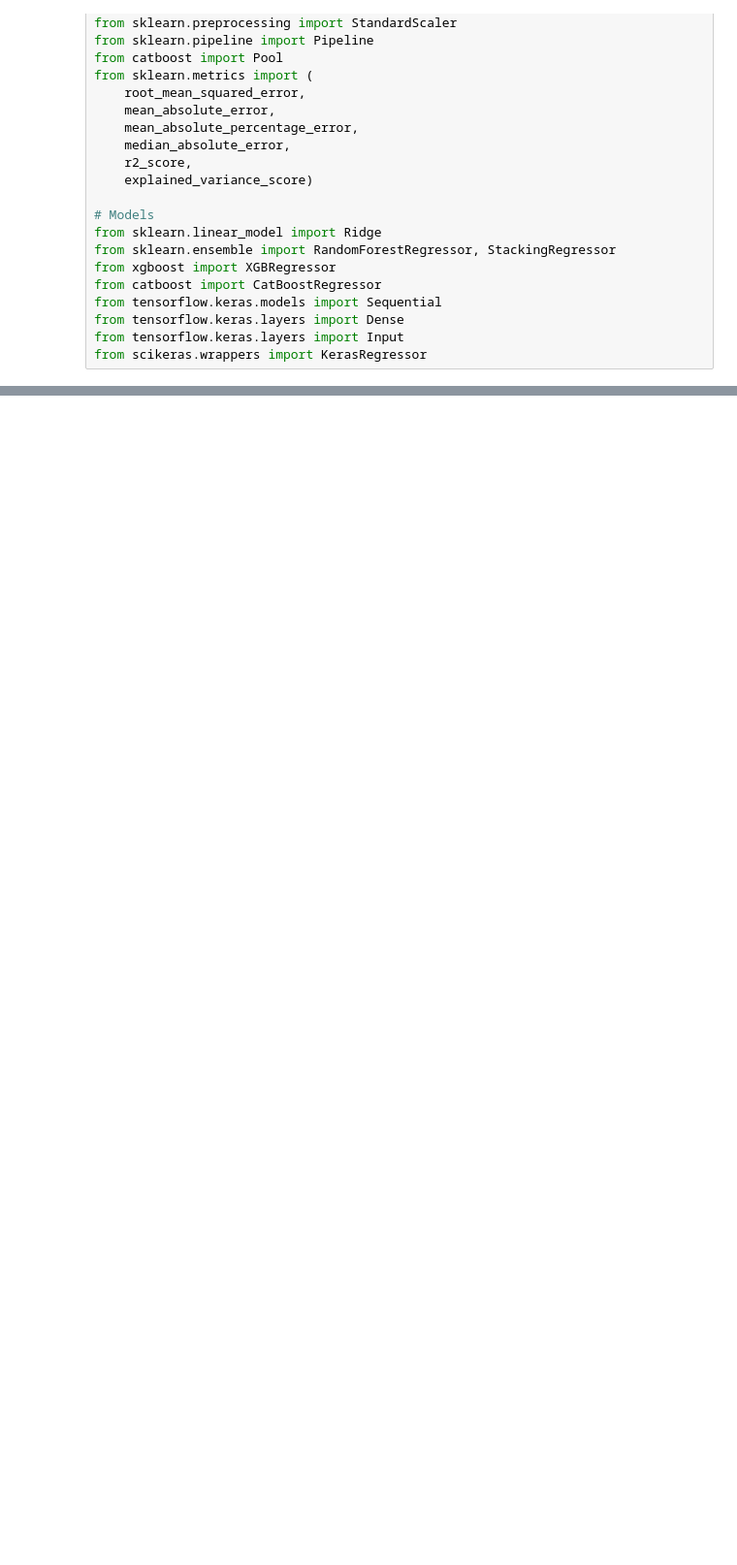
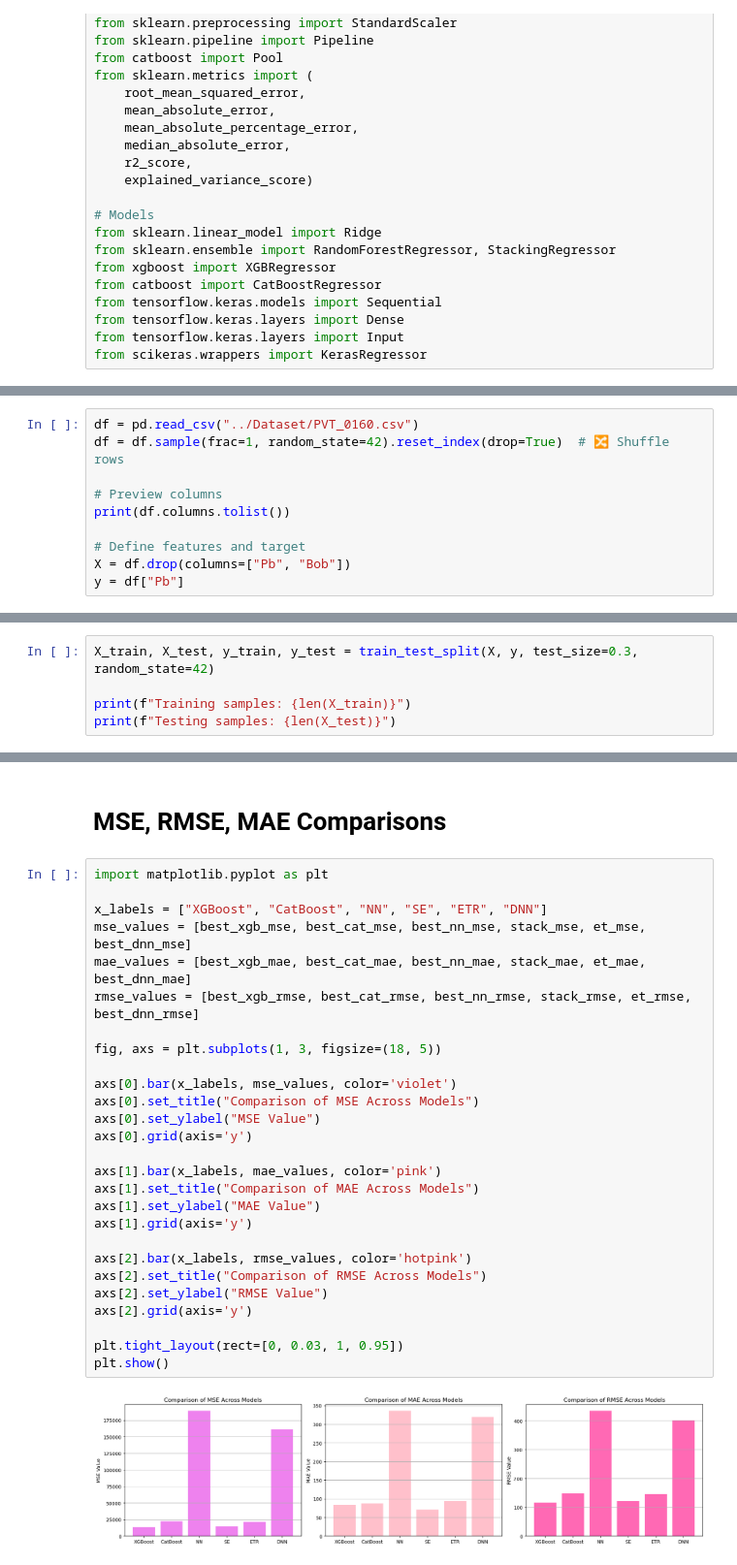
Before and after one commit to BoushBoo/pvt-prediction-ml-, a Jupyter notebook: Phase 2/Pb (160).ipynb, the cells around one changed output, grey strips where cells are left out. Shown at 97% size. Drawn from its saved outputs; the diff is of its cells as text; blank space fills up the shorter version.

```diff
--- a/Phase 2/Pb (160).ipynb
+++ b/Phase 2/Pb (160).ipynb
@@ -744,0 +29,10 @@ print(f"✅ R²:        {r2_no_outliers:.4f}")
+# %%
+df = pd.read_csv("../Dataset/PVT_0160.csv")
+df = df.sample(frac=1, random_state=42).reset_index(drop=True)  # 🔀 Shuffle rows
+
+# Preview columns
+print(df.columns.tolist())
+
+# Define features and target
+X = df.drop(columns=["Pb", "Bob"])
+y = df["Pb"]
@@ -744,0 +41,5 @@ print(f"✅ R²:        {r2_no_outliers:.4f}")
+# %%
+X_train, X_test, y_train, y_test = train_test_split(X, y, test_size=0.3, random_state=42)
+
+print(f"Training samples: {len(X_train)}")
+print(f"Testing samples: {len(X_test)}")
@@ -744,0 +437,31 @@ print(f"✅ R²:        {r2_no_outliers:.4f}")
+# %% [markdown]
+# MSE, RMSE, MAE Comparisons
+# %%
+import matplotlib.pyplot as plt
+
+x_labels = ["XGBoost", "CatBoost", "NN", "SE", "ETR", "DNN"]
+mse_values = [best_xgb_mse, best_cat_mse, best_nn_mse, stack_mse, et_mse, best_dnn_mse]
+mae_values = [best_xgb_mae, best_cat_mae, best_nn_mae, stack_mae, et_mae, best_dnn_mae]
+rmse_values = [best_xgb_rmse, best_cat_rmse, best_nn_rmse, stack_rmse, et_rmse, best_dnn_rmse]
+
+fig, axs = plt.subplots(1, 3, figsize=(18, 5))
+
+axs[0].bar(x_labels, mse_values, color='violet')
+axs[0].set_title("Comparison of MSE Across Models")
+axs[0].set_ylabel("MSE Value")
+axs[0].grid(axis='y')
+
+axs[1].bar(x_labels, mae_values, color='pink')
+axs[1].set_title("Comparison of MAE Across Models")
+axs[1].set_ylabel("MAE Value")
+axs[1].grid(axis='y')
+
+axs[2].bar(x_labels, rmse_values, color='hotpink')
+axs[2].set_title("Comparison of RMSE Across Models")
+axs[2].set_ylabel("RMSE Value")
+axs[2].grid(axis='y')
+
+plt.tight_layout(rect=[0, 0.03, 1, 0.95])
+plt.show()
+# %% [output]
+[figure, added]
```
Also changed, not shown: parts of 49 cells of this notebook, 6 other files.
